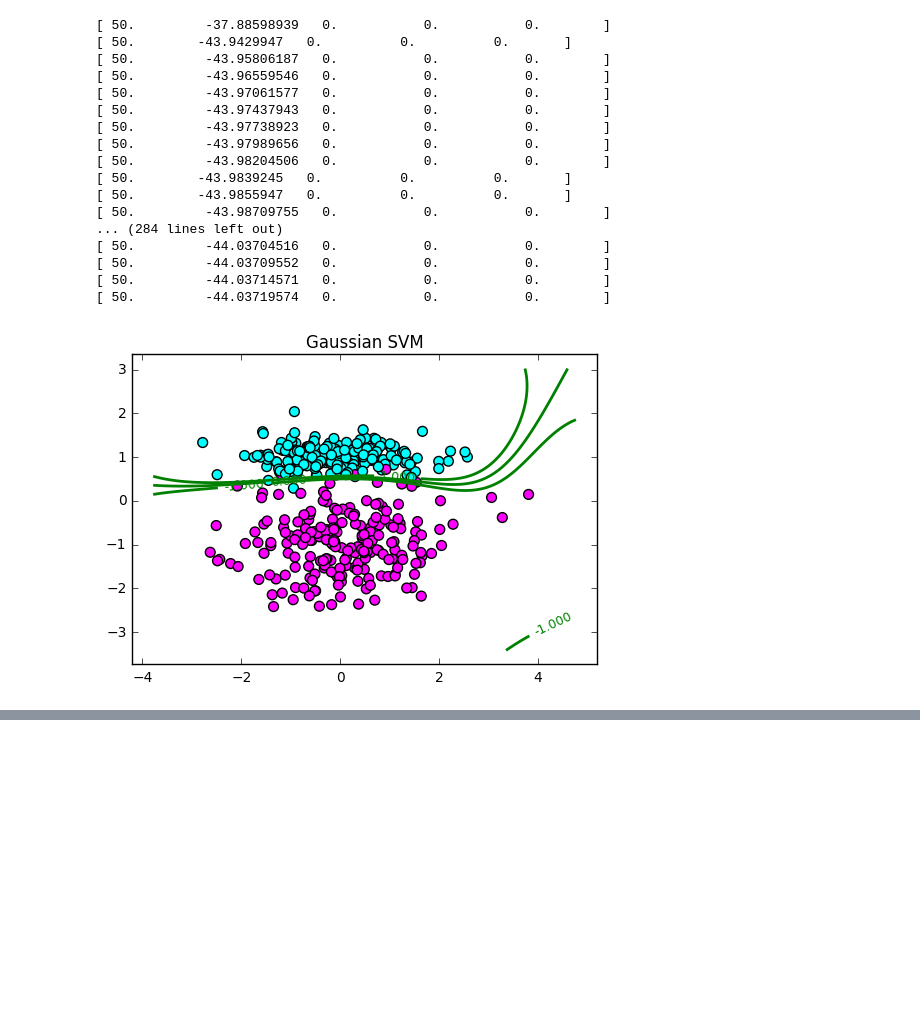
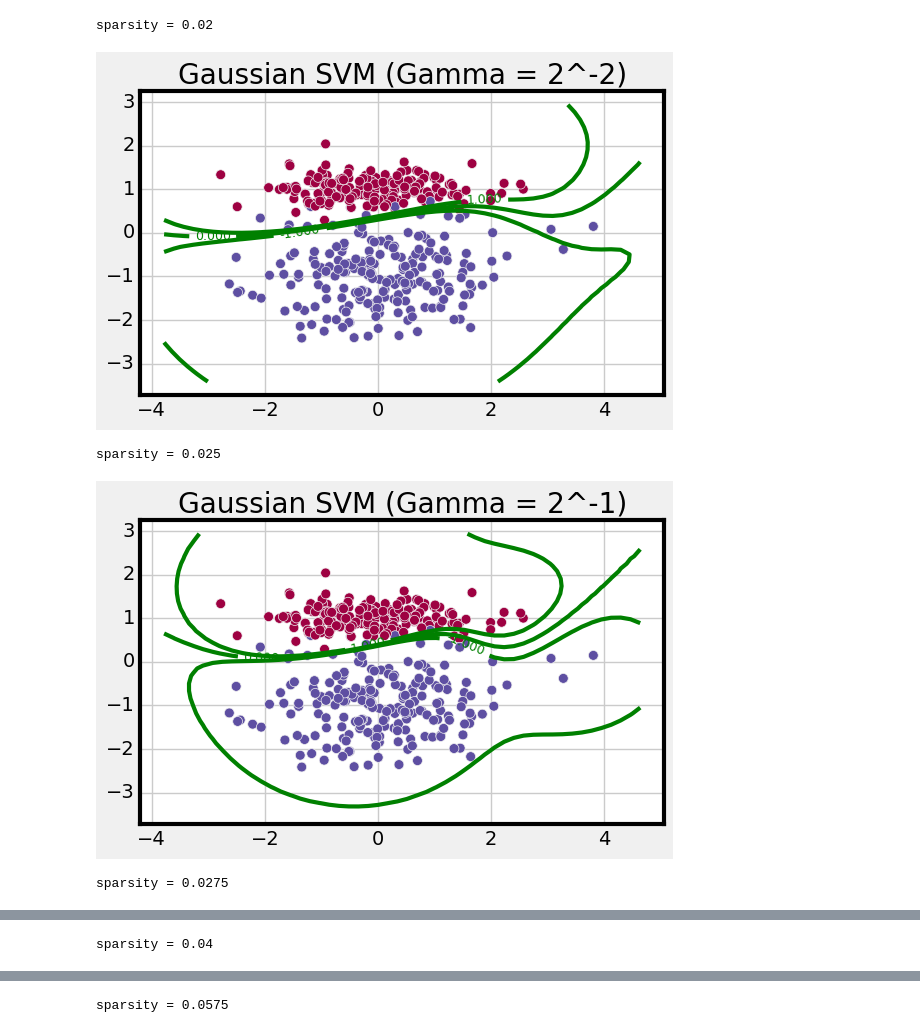
Before and after one commit to amartyashankha/6.867-HW-2016, a Jupyter notebook: HW2/pegasos_gaussian.ipynb, the cells around one changed output, grey strips where cells are left out. Drawn from its saved outputs; the diff is of its cells as text; code cells hidden in the pictures; blank space fills up the shorter version.

```diff
--- a/HW2/pegasos_gaussian.ipynb
+++ b/HW2/pegasos_gaussian.ipynb
@@ -10,36 +16,26 @@ import pylab as pl
 train = np.loadtxt('data/data3_train.csv')
 X = train[:,0:2]
 Y = train[:,2:3]
-# %%
-alpha = np.zeros(len(X))
-L = 0.02
-step_size = 1e-1
-max_epochs = 300
 # %%
-t = 0
-for epoch in range(max_epochs):
-    print alpha[:5]
-    for i in range(len(X)):
-        t += 1
-        step_size = 1/(t*L)
-        alpha[i] *= 1-step_size*L
-        if Y[i]*(alpha.dot(K[i])) < 1:
-            alpha[i] += step_size*Y[i]
+def run_pegasos(gamma, threshold=1e-5):
+    alpha = np.zeros(len(X))
+    prev = copy(alpha)
+    L = 0.02
+    step_size = 1e-1
+    max_epochs = 1000
+    t = 0
+    K = get_kernel(X, gamma)
+    for epoch in range(max_epochs):
+        for i in range(len(X)):
+            t += 1
+            step_size = 1/(t*L)
+            alpha[i] *= 1-step_size*L
+            if Y[i]*(alpha.dot(K[i])) < 1:
+                alpha[i] += step_size*Y[i]
+        #print np.linalg.norm(alpha)
+        if np.linalg.norm(alpha-prev) < threshold:
+            break
+        prev = copy(alpha)
+    def predict_gaussianSVM(x):
+        return sum([alpha[i]*gauss_kernel(x,X[i],gamma) for i in range(len(X))])
+    return alpha, predict_gaussianSVM
-# %% [output]
-[ 50.         -37.88598939   0.           0.           0.        ]
-[ 50.        -43.9429947   0.          0.          0.       ]
-[ 50.         -43.95806187   0.           0.           0.        ]
-[ 50.         -43.96559546   0.           0.           0.        ]
-[ 50.         -43.97061577   0.           0.           0.        ]
-[ 50.         -43.97437943   0.           0.           0.        ]
-[ 50.         -43.97738923   0.           0.           0.        ]
-[ 50.         -43.97989656   0.           0.           0.        ]
-[ 50.         -43.98204506   0.           0.           0.        ]
-[ 50.        -43.9839245   0.          0.          0.       ]
-[ 50.        -43.9855947   0.          0.          0.       ]
-[ 50.         -43.98709755   0.           0.           0.        ]
-... (284 lines left out)
-[ 50.         -44.03704516   0.           0.           0.        ]
-[ 50.         -44.03709552   0.           0.           0.        ]
-[ 50.         -44.03714571   0.           0.           0.        ]
-[ 50.         -44.03719574   0.           0.           0.        ]
@@ -49,5 +42,14 @@ def predict_gaussianSVM(x):
-# %%
-plotDecisionBoundary(X, Y, predict_gaussianSVM, [-1,0,1], title = 'Gaussian SVM')
-pl.show()
-# %% [output]
-[figure, removed]
+# %%
+threshold = 1e-4
+poss = 2.0**np.array(range(-2,3))
+for i, gamma in enumerate(poss):
+    alpha, predict_gaussianSVM = run_pegasos(gamma, threshold)
+    print 'sparsity =', sum([1.0 if a>0 else 0 for a in alpha])/len(alpha)
+    plotDecisionBoundary(X, Y, predict_gaussianSVM, [-1,0,1], title = 'Gaussian SVM (Gamma = 2^'+str(i-2)+')')
+    pl.show()
+# %% [output]
+sparsity = 0.02
+[figure, added]
+sparsity = 0.025
+[figure, added]
+sparsity = 0.0275
@@ -53,0 +57 @@ pl.show()
+sparsity = 0.04
@@ -53,0 +59 @@ pl.show()
+sparsity = 0.0575
```
Also changed, not shown: parts of 6 cells of this notebook, 23 other files.
